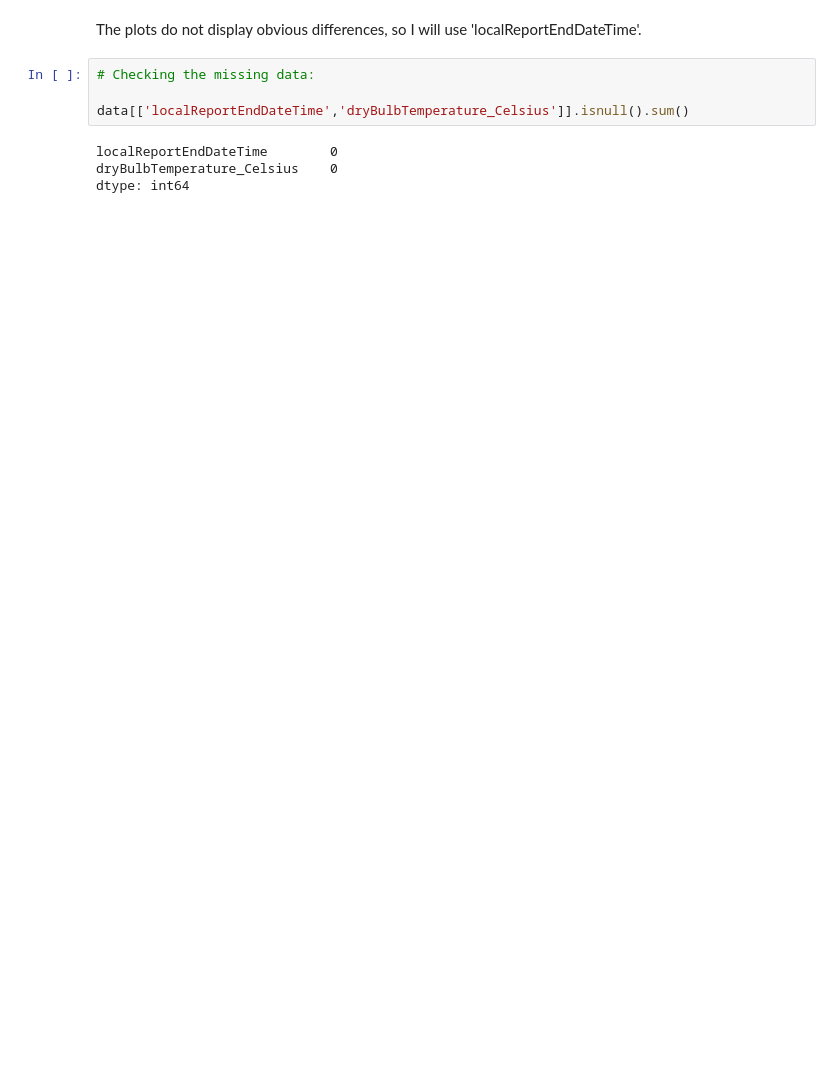
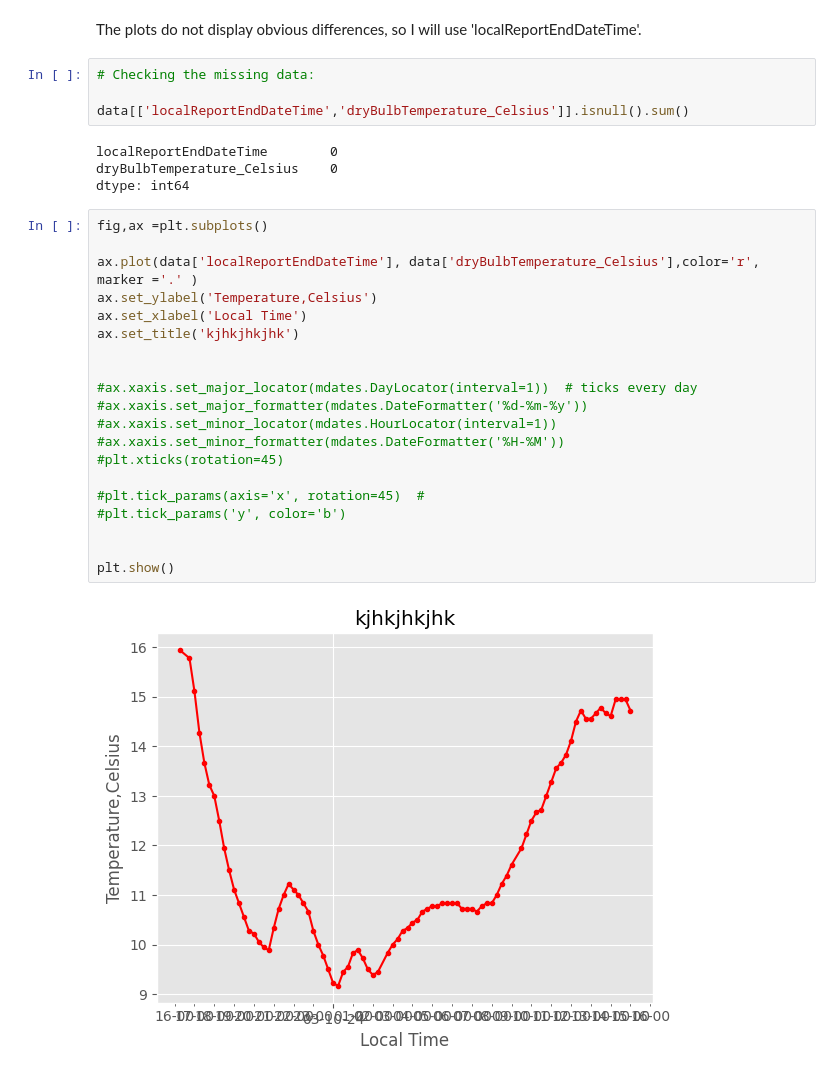
Before and after one commit to Kate-217/pogramming_for_data_analytics, a Jupyter notebook: assignments/assignment2-weather.ipynb, the cells around one changed output. Cells and saved outputs as stored; diff of their text form; blank space fills up the shorter version.

Commit message:
working with date and time

```diff
--- a/assignments/assignment2-weather.ipynb
+++ b/assignments/assignment2-weather.ipynb
@@ -64,3 +66,25 @@ data[['localReportEndDateTime','dryBulbTemperature_Celsius']].isnull().sum()
 localReportEndDateTime        0
 dryBulbTemperature_Celsius    0
 dtype: int64
+# %%
+fig,ax =plt.subplots()
+
+ax.plot(data['localReportEndDateTime'], data['dryBulbTemperature_Celsius'],color='r', marker ='.' )
+ax.set_ylabel('Temperature,Celsius')
+ax.set_xlabel('Local Time')
+ax.set_title('kjhkjhkjhk')
+
+
+#ax.xaxis.set_major_locator(mdates.DayLocator(interval=1))  # ticks every day
+#ax.xaxis.set_major_formatter(mdates.DateFormatter('%d-%m-%y'))
+#ax.xaxis.set_minor_locator(mdates.HourLocator(interval=1))
+#ax.xaxis.set_minor_formatter(mdates.DateFormatter('%H-%M'))
+#plt.xticks(rotation=45)
+
+#plt.tick_params(axis='x', rotation=45)  #
+#plt.tick_params('y', color='b')
+
+
+plt.show()
+# %% [output]
+[figure, added]
```
Also changed, not shown: parts of 2 cells of this notebook.
